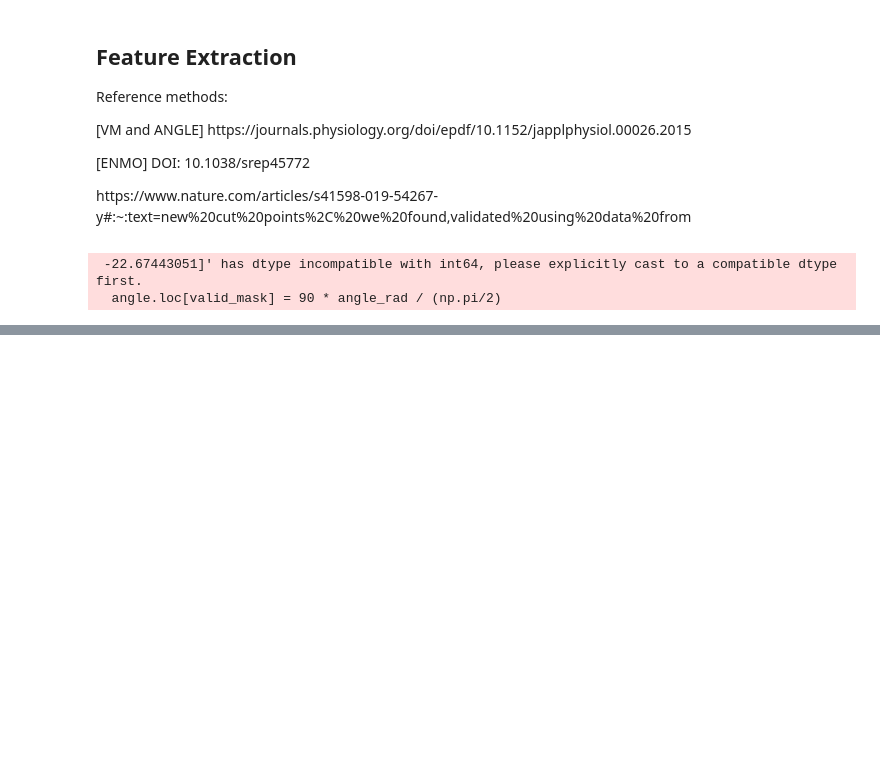
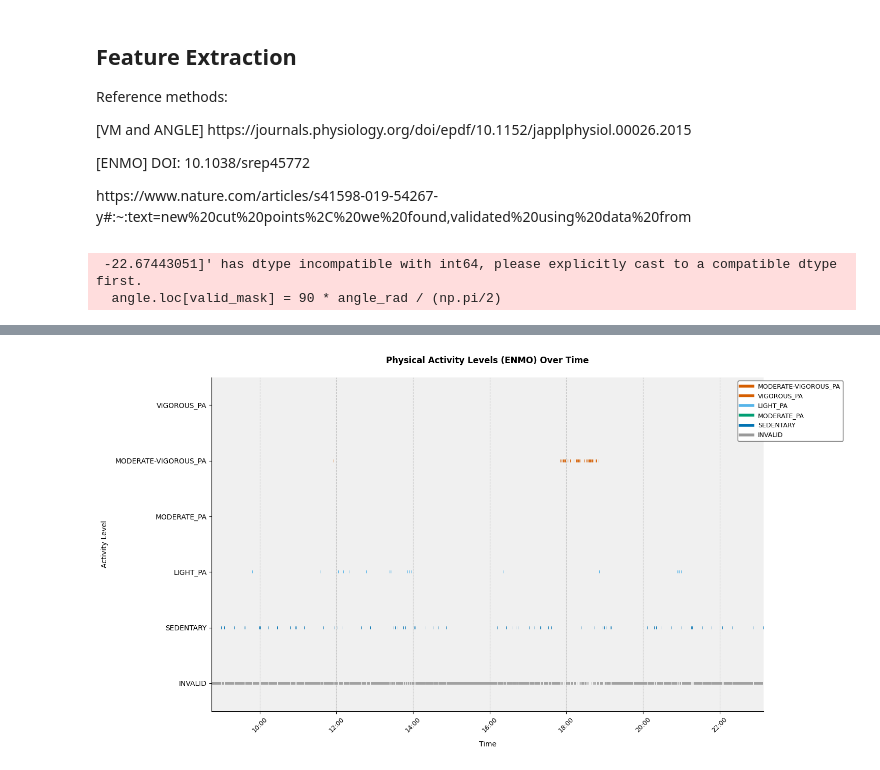
Before and after one commit to MariaInesRibeiro98/GameBus-HealthBehaviorMining, a Jupyter notebook: notebooks/05_data_query.ipynb, the cells around one changed output, grey strips where cells are left out. Drawn from its saved outputs; the diff is of its cells as text; code cells hidden in the pictures; blank space fills up the shorter version.

```diff
--- a/notebooks/05_data_query.ipynb
+++ b/notebooks/05_data_query.ipynb
@@ -459,5 +474,10 @@ angle_stats = extractor.calculate_windowed_statistics(
 # %%
 from src.oced.physical_activity_classifier import PhysicalActivityClassifier
 
 # Classify the activity levels
-classified_df = PhysicalActivityClassifier.classify_activity_levels(enmo_stats, enmo_column='ENMO_feature_mean')
+classified_enmo_df = PhysicalActivityClassifier.classify_activity_levels_enmo(enmo_stats, enmo_column='ENMO_feature_mean')
+
+# Then plot the results
+PhysicalActivityClassifier.plot_activity_levels_enmo(classified_enmo_df, time_column='window_start', window_end_column='window_end', activity_column='activity_level_enmo')
+# %% [output]
+[figure, added]
```
Also changed, not shown: parts of 15 cells of this notebook, 6 other files.
